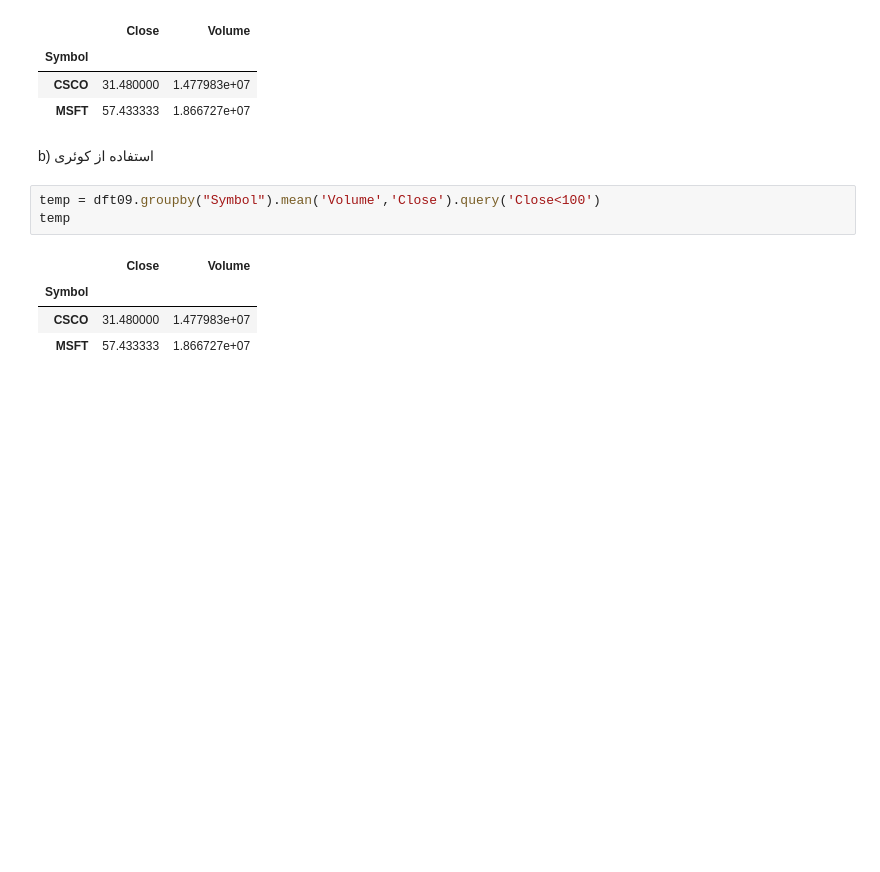
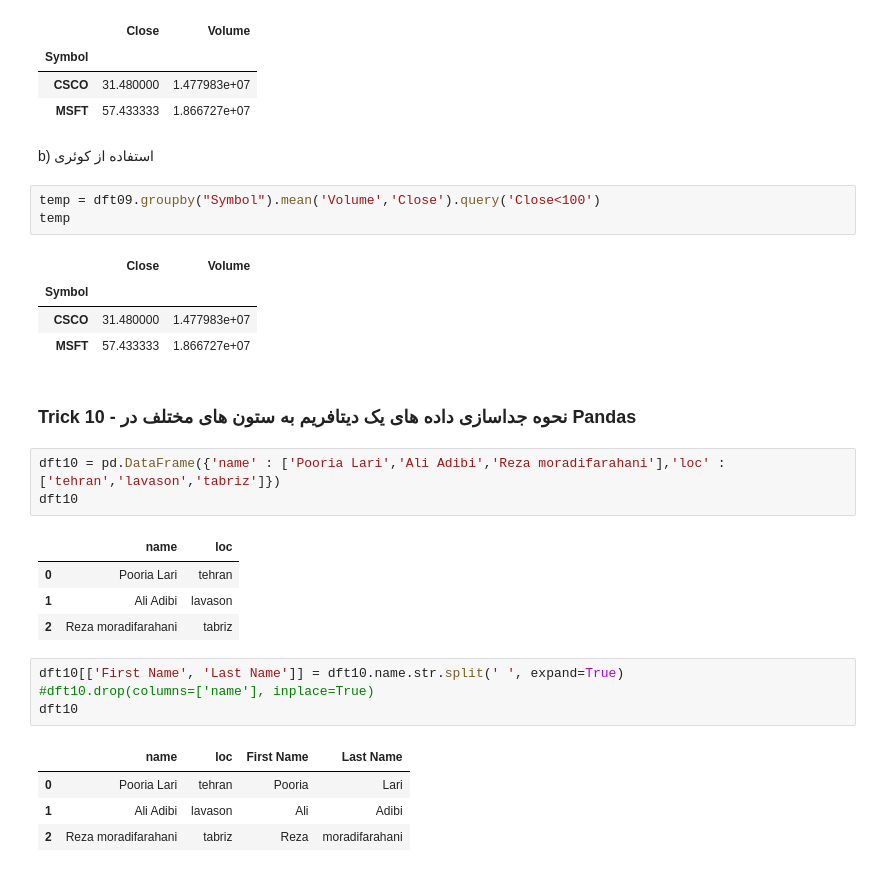
Before and after one commit to poorialari2017/ML_git001, a Jupyter notebook: MLproj002/Pooria/01 Preprocessing/Pandas/02 30Trick of Pandas.ipynb, the cells around one changed output. Saved outputs shown, nothing was run; the diff lists cells and outputs as text; blank space fills up the shorter version.

Commit message:
Completing the 30Trick of pandas file

```diff
--- a/MLproj002/Pooria/01 Preprocessing/Pandas/02 30Trick of Pandas.ipynb
+++ b/MLproj002/Pooria/01 Preprocessing/Pandas/02 30Trick of Pandas.ipynb
@@ -751,3 +751,22 @@ temp
 | Symbol |  |  |
 | CSCO | 31.480000 | 1.477983e+07 |
 | MSFT | 57.433333 | 1.866727e+07 |
+# %% [markdown]
+### **Trick 10 - نحوه جداسازی داده های یک دیتافریم به ستون های مختلف در Pandas**
+# %%
+dft10 = pd.DataFrame({'name' : ['Pooria Lari','Ali Adibi','Reza moradifarahani'],'loc' : ['tehran','lavason','tabriz']})
+dft10
+# %% [output]
+|  | name | loc |
+| 0 | Pooria Lari | tehran |
+| 1 | Ali Adibi | lavason |
+| 2 | Reza moradifarahani | tabriz |
+# %%
+dft10[['First Name', 'Last Name']] = dft10.name.str.split(' ', expand=True)
+#dft10.drop(columns=['name'], inplace=True)
+dft10
+# %% [output]
+|  | name | loc | First Name | Last Name |
+| 0 | Pooria Lari | tehran | Pooria | Lari |
+| 1 | Ali Adibi | lavason | Ali | Adibi |
+| 2 | Reza moradifarahani | tabriz | Reza | moradifarahani |
```
Also changed, not shown: parts of 7 cells of this notebook.
